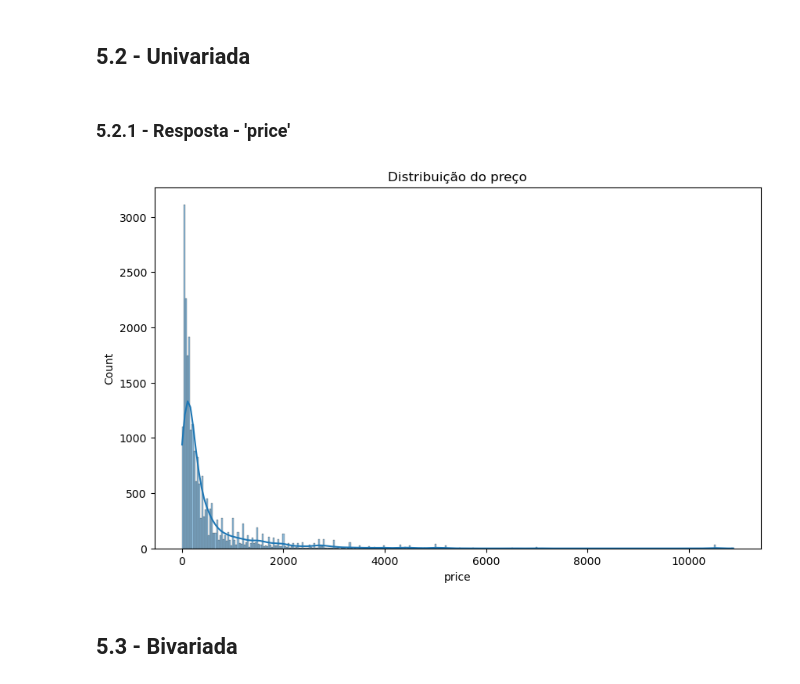
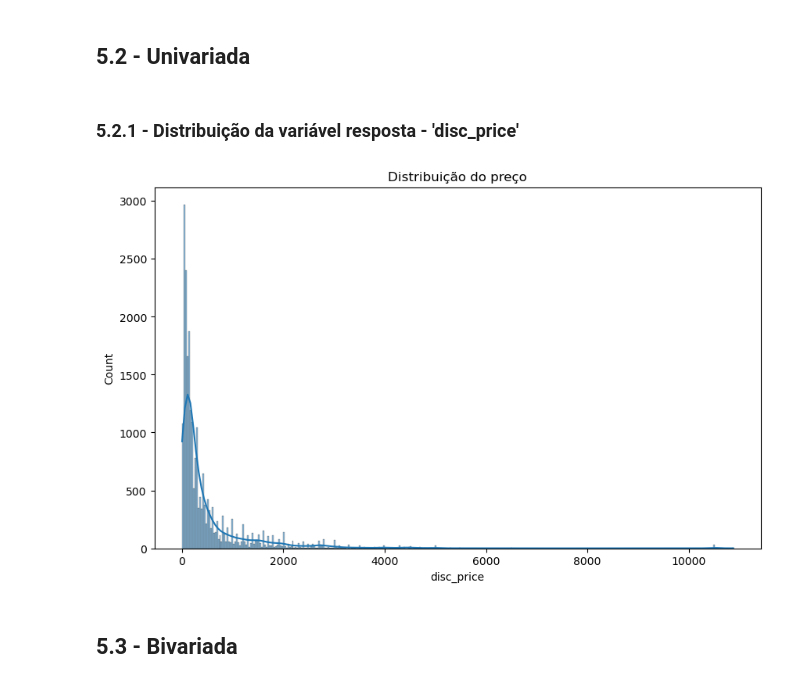
Before and after one commit to luc457x/CDS-ElasticidadeDePreco, a Jupyter notebook: notebook.ipynb, the cells around one changed output. Cells and saved outputs as stored; diff of their text form; code cells hidden in the pictures.

```diff
--- a/notebook.ipynb
+++ b/notebook.ipynb
@@ -316,15 +326,15 @@ plt.show()
 # %% [markdown]
 ## 5.2 - Univariada
 # %% [markdown]
-### 5.2.1 - Resposta - 'price'
+### 5.2.1 - Distribuição da variável resposta - 'disc_price'
 # %%
 # Distribuição da coluna resposta 'price'
 plt.figure(figsize=(10, 6))
-sns.histplot(df_clear['price'], kde=True)
+sns.histplot(df_clear['disc_price'], kde=True)
 plt.title('Distribuição do preço')
 plt.show()
 # %% [output]
-[figure, old version]
+[figure, new version]
 # %% [markdown]
 ## 5.3 - Bivariada
 # %% [markdown]
```
Also changed, not shown: parts of 9 cells of this notebook.
